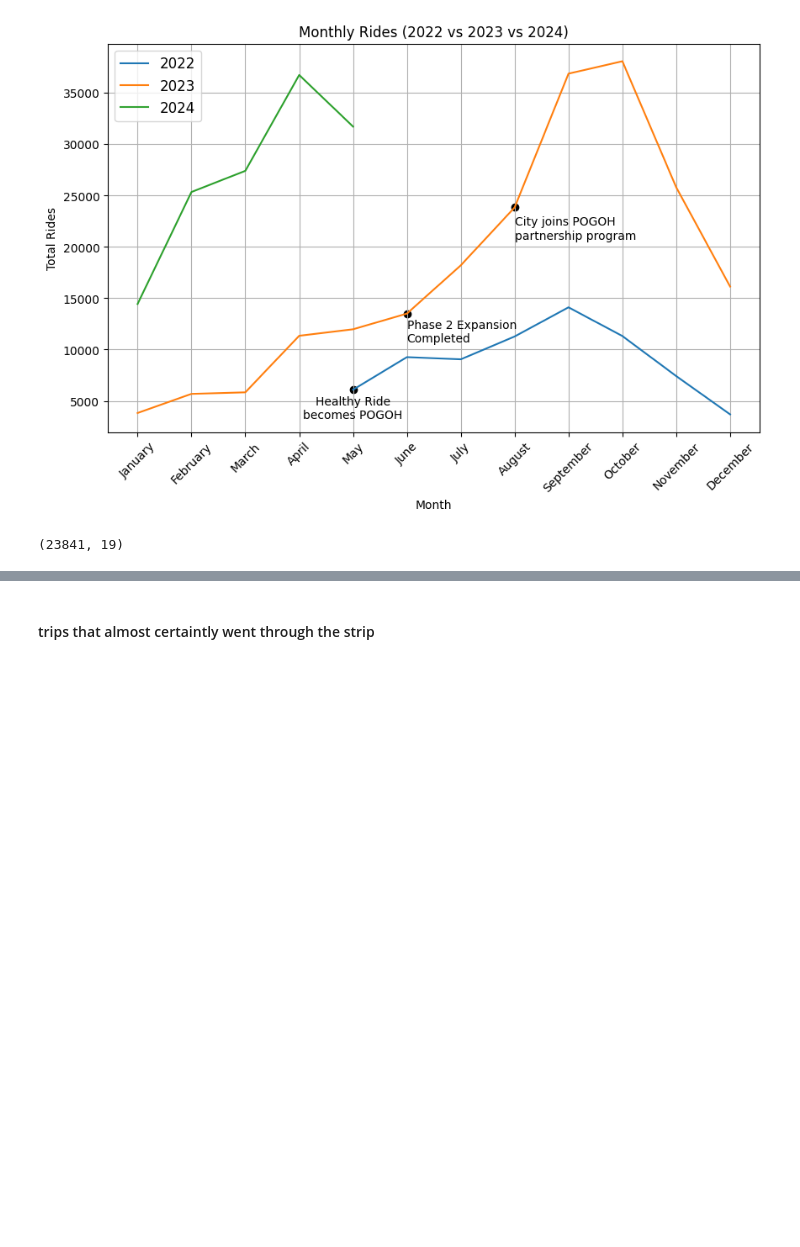
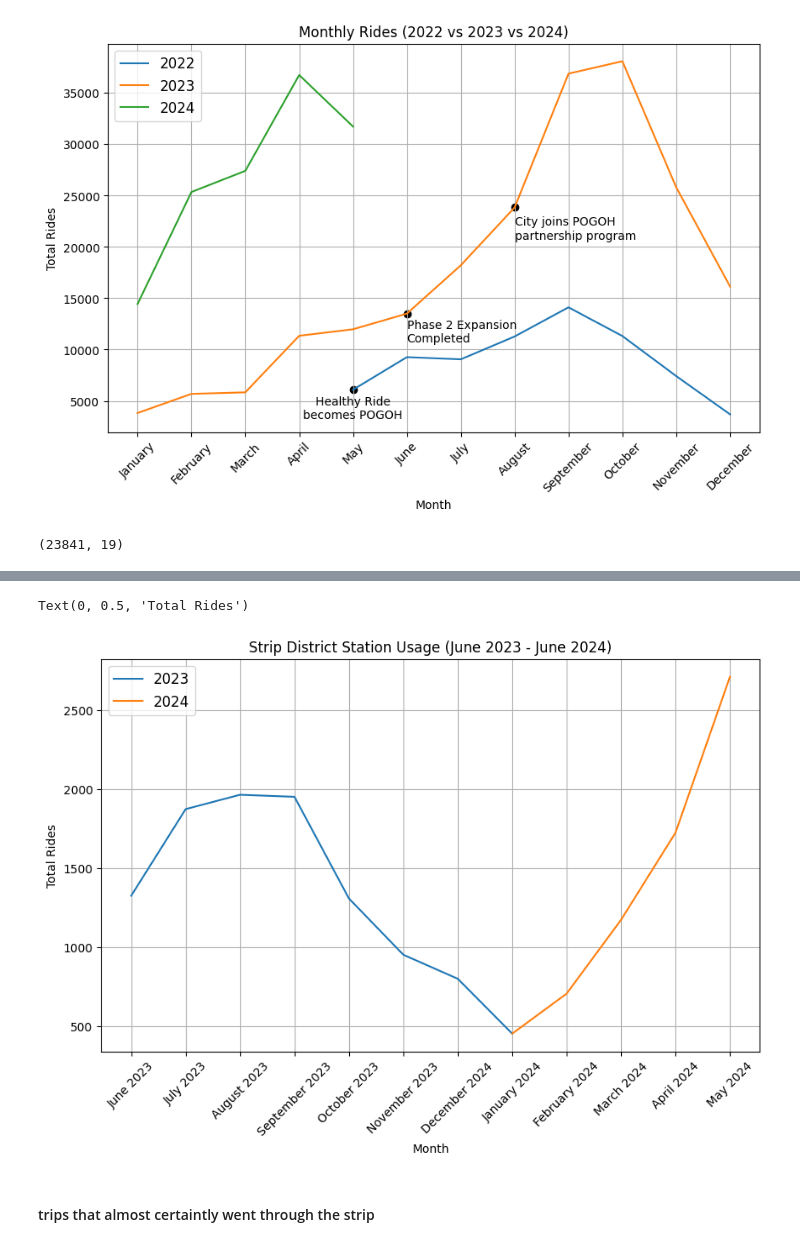
Before and after one commit to BenWSingleton/POGOH_Analysis, a Jupyter notebook: analysis.ipynb, the cells around one changed output, grey strips where cells are left out. Drawn from its saved outputs; the diff is of its cells as text; code cells hidden in the pictures; blank space fills up the shorter version.

```diff
--- a/analysis.ipynb
+++ b/analysis.ipynb
@@ -361,0 +362,3 @@ Text(0, 0.5, 'Total Rides')
+# %%
+total_strip_rides_2023 = df[(df['Start Date'].dt.year==2023) & (df['Start Date'].dt.month>=6) & ((df['Start Station Neighborhood']=='Strip District') | (df['End Station Neighborhood']=='Strip District'))].groupby(df['Start Date'].dt.month).size()
+total_strip_rides_2024 = df[(df['Start Date'].dt.year==2024) & ((df['Start Station Neighborhood']=='Strip District') | (df['End Station Neighborhood']=='Strip District'))].groupby(df['Start Date'].dt.month).size()
@@ -362,3 +387,20 @@ Text(0, 0.5, 'Total Rides')
+# %%
+report_series_1 = pd.Series(total_strip_rides_2023.values.tolist() + [452], [1,2,3,4,5,6,7,8])
+report_series_2 = pd.Series(total_strip_rides_2024.values.tolist(), [8,9,10,11,12])
+# %%
+plt.figure(figsize=(10, 6))
+plt.plot(report_series_1.index, report_series_1, label='2023')
+plt.plot(report_series_2.index, report_series_2, label='2024')
+month_names = ['June 2023', 'July 2023', 'August 2023', 'September 2023', 'October 2023', 'November 2023', 'December 2024', 'January 2024', 'February 2024', 'March 2024', 'April 2024', 'May 2024']
+plt.xticks(np.arange(1, len(month_names)+1), month_names, rotation=45)
+plt.legend(fontsize='large')
+plt.grid(True)
+plt.title("Strip District Station Usage (June 2023 - June 2024)")
+plt.xlabel("Month")
+plt.ylabel("Total Rides")
+# %% [output]
+Text(0, 0.5, 'Total Rides')
+[figure, added]
 # %% [markdown]
 #### trips that almost certaintly went through the strip
 # %%
```
Also changed, not shown: parts of 3 cells of this notebook.
